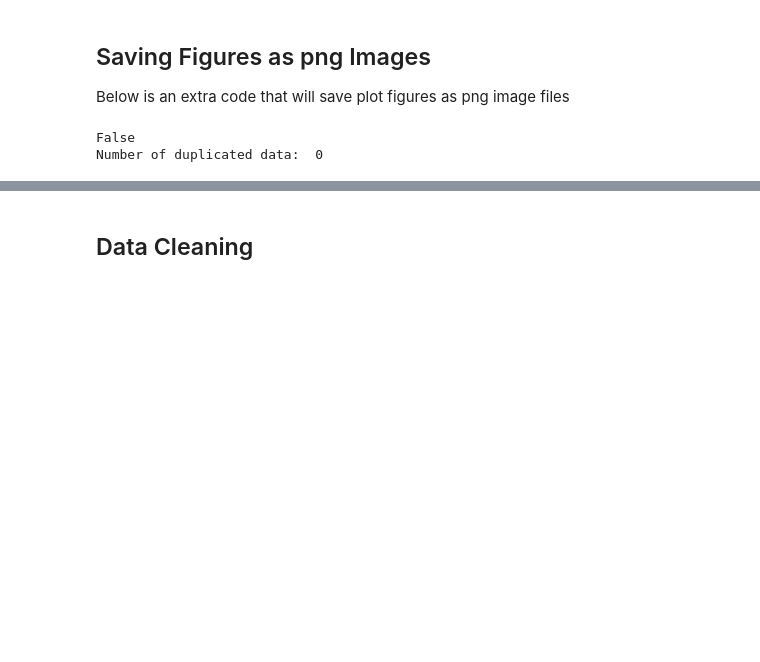
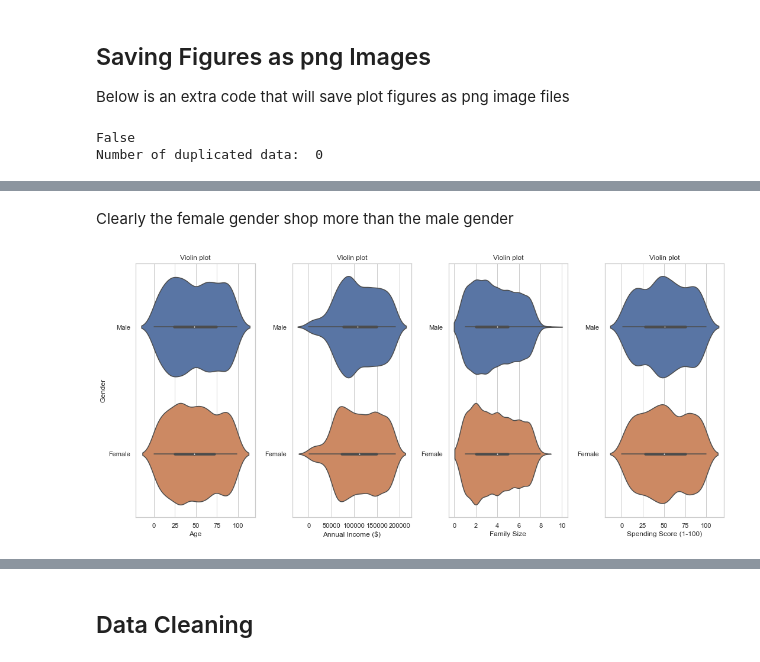
Before and after one commit to AiJared/Customer-Segmentation, a Jupyter notebook: Customer Segmentation.ipynb, the cells around one changed output, grey strips where cells are left out. Cells and saved outputs as stored; diff of their text form; code cells hidden in the pictures; blank space fills up the shorter version.

Commit message:
data visualization

```diff
--- a/Customer Segmentation.ipynb
+++ b/Customer Segmentation.ipynb
@@ -274,14 +228,0 @@ Clearly the female gender shop more than the male gender
-# %%
-# violin plot for Age, Annual Income and Spending Score
-plt.figure(1, figsize=(15,7))
-n = 0
-for cols in ['Age', "Annual Income ($)", "Spending Score (1-100)"]:
-    n += 1
-    plt.subplot(1,3,n)
-    sns.set(style="whitegrid")
-    plt.subplots_adjust(hspace=0.5, wspace=0.5)
-    sns.violinplot(x = cols, y = "Gender", data = df)
-    plt.ylabel("Gender" if n == 1 else '')
-    plt.title("Violin plot")
-save_fig("violin-plot")
-plt.show()
@@ -354,0 +272,18 @@ save_fig("income-spending-relation")
+# %% [markdown]
+Clearly the female gender shop more than the male gender
+# %%
+# violin plot for Age, Annual Income and Spending Score
+plt.figure(1, figsize=(15,7))
+n = 0
+for cols in ['Age', "Annual Income ($)", "Family Size", "Spending Score (1-100)"]:
+    n += 1
+    plt.subplot(1,4,n)
+    sns.set(style="whitegrid")
+    plt.subplots_adjust(hspace=0.5, wspace=0.5)
+    sns.violinplot(x = cols, y = "Gender", data = df)
+    plt.ylabel("Gender" if n == 1 else '')
+    plt.title("Violin plot")
+save_fig("violin-plot")
+plt.show()
+# %% [output]
+[figure, added]
```
Also changed, not shown: parts of 23 cells of this notebook, 2 other files.
